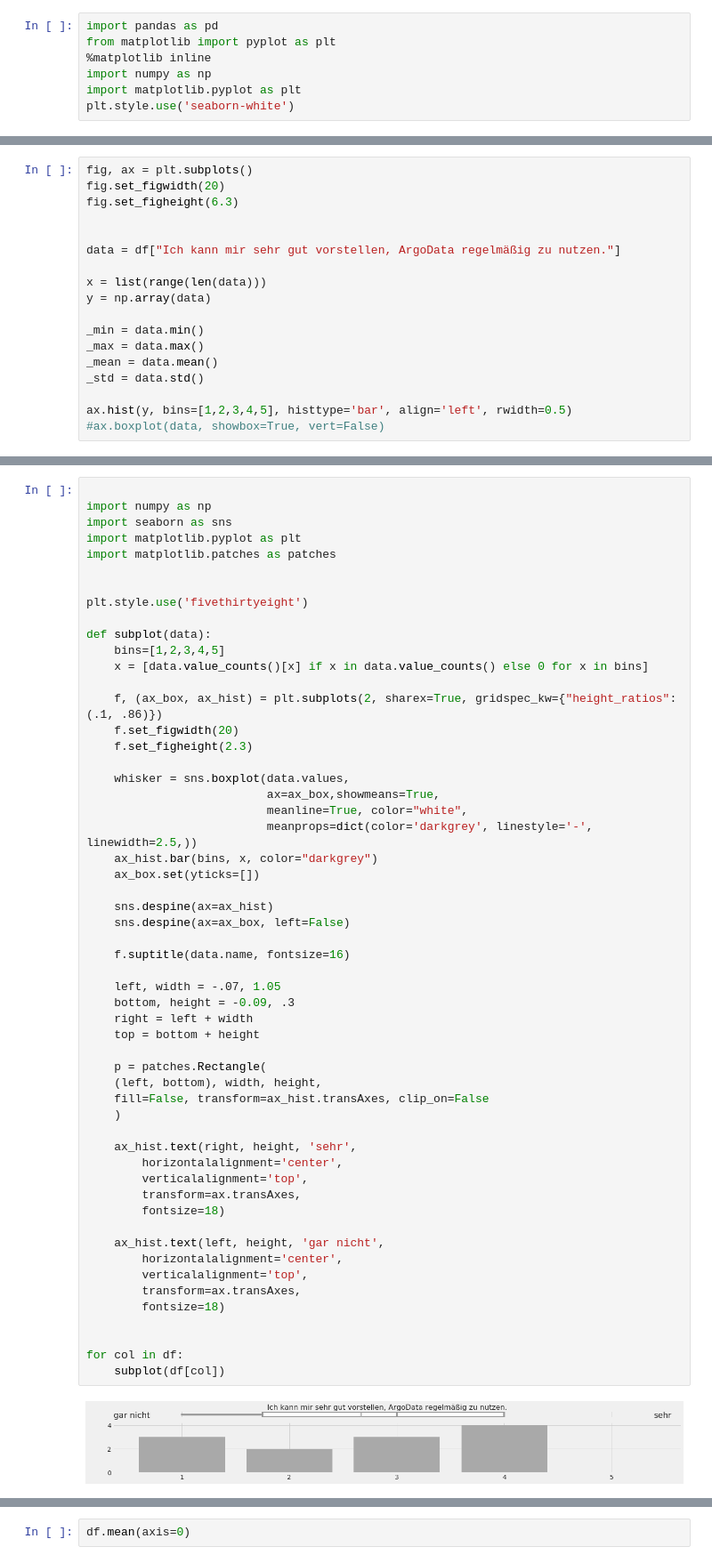
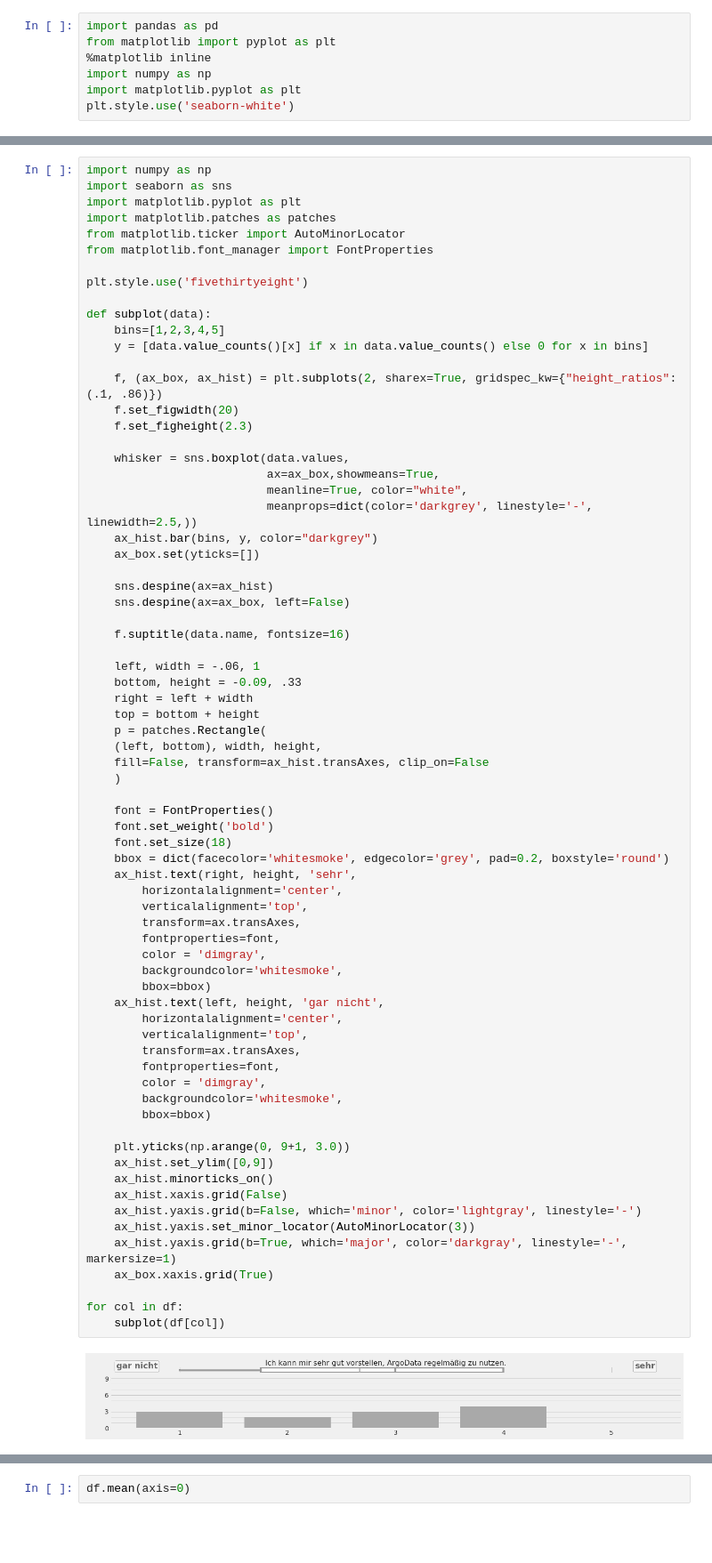
Before and after one commit to se1983/Bachelorarbeit, a Jupyter notebook: BA_argo_survey/survey.ipynb, the cells around one changed output, grey strips where cells are left out. Shown: that part at 89% size. Cells and saved outputs as stored; diff of their text form; blank space fills up the shorter version.

```diff
--- a/BA_argo_survey/survey.ipynb
+++ b/BA_argo_survey/survey.ipynb
@@ -30,18 +30,0 @@ df
-# %%
-fig, ax = plt.subplots()
-fig.set_figwidth(20)
-fig.set_figheight(6.3)
-
-
-data = df["Ich kann mir sehr gut vorstellen, ArgoData regelmäßig zu nutzen."]
-
-x = list(range(len(data)))
-y = np.array(data)
-
-_min = data.min()
-_max = data.max()
-_mean = data.mean()
-_std = data.std()
-
-ax.hist(y, bins=[1,2,3,4,5], histtype='bar', align='left', rwidth=0.5)
-#ax.boxplot(data, showbox=True, vert=False)
@@ -59,16 +31,16 @@ plt.boxplot??
 # %%
-
 import numpy as np
 import seaborn as sns
 import matplotlib.pyplot as plt
 import matplotlib.patches as patches
-
+from matplotlib.ticker import AutoMinorLocator
+from matplotlib.font_manager import FontProperties
 
 plt.style.use('fivethirtyeight')
 
 def subplot(data):
     bins=[1,2,3,4,5]
-    x = [data.value_counts()[x] if x in data.value_counts() else 0 for x in bins]
+    y = [data.value_counts()[x] if x in data.value_counts() else 0 for x in bins]
 
     f, (ax_box, ax_hist) = plt.subplots(2, sharex=True, gridspec_kw={"height_ratios": (.1, .86)})
     f.set_figwidth(20)
@@ -78,38 +50,54 @@ def subplot(data):
                           ax=ax_box,showmeans=True,
                           meanline=True, color="white",
                           meanprops=dict(color='darkgrey', linestyle='-', linewidth=2.5,))
-    ax_hist.bar(bins, x, color="darkgrey")
+    ax_hist.bar(bins, y, color="darkgrey")
     ax_box.set(yticks=[])
 
     sns.despine(ax=ax_hist)
     sns.despine(ax=ax_box, left=False)
 
     f.suptitle(data.name, fontsize=16)
 
-    left, width = -.07, 1.05
-    bottom, height = -0.09, .3
+    left, width = -.06, 1
+    bottom, height = -0.09, .33
     right = left + width
     top = bottom + height
-
     p = patches.Rectangle(
     (left, bottom), width, height,
     fill=False, transform=ax_hist.transAxes, clip_on=False
     )
 
+    font = FontProperties()
+    font.set_weight('bold')
+    font.set_size(18)
+    bbox = dict(facecolor='whitesmoke', edgecolor='grey', pad=0.2, boxstyle='round')
     ax_hist.text(right, height, 'sehr',
         horizontalalignment='center',
         verticalalignment='top',
         transform=ax.transAxes,
-        fontsize=18)
-
+        fontproperties=font,
+        color = 'dimgray',
+        backgroundcolor='whitesmoke',
+        bbox=bbox)
     ax_hist.text(left, height, 'gar nicht',
         horizontalalignment='center',
         verticalalignment='top',
         transform=ax.transAxes,
-        fontsize=18)
+        fontproperties=font,
+        color = 'dimgray',
+        backgroundcolor='whitesmoke',
+        bbox=bbox)
 
+    plt.yticks(np.arange(0, 9+1, 3.0))
+    ax_hist.set_ylim([0,9])
+    ax_hist.minorticks_on()
+    ax_hist.xaxis.grid(False)
+    ax_hist.yaxis.grid(b=False, which='minor', color='lightgray', linestyle='-')
+    ax_hist.yaxis.set_minor_locator(AutoMinorLocator(3))
+    ax_hist.yaxis.grid(b=True, which='major', color='darkgray', linestyle='-', markersize=1)
+    ax_box.xaxis.grid(True)
 
 for col in df:
     subplot(df[col])
 # %% [output]
-[figure, old version]
+[figure, new version]
```
Also changed, not shown: parts of 10 cells of this notebook, 31 other files.
